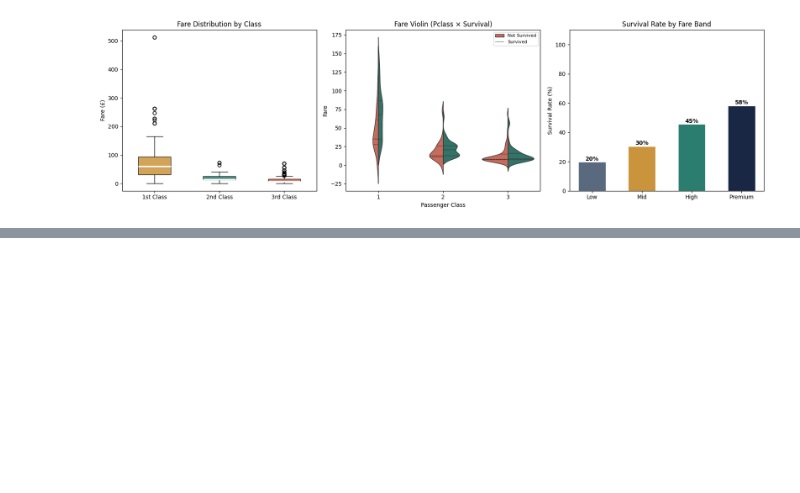
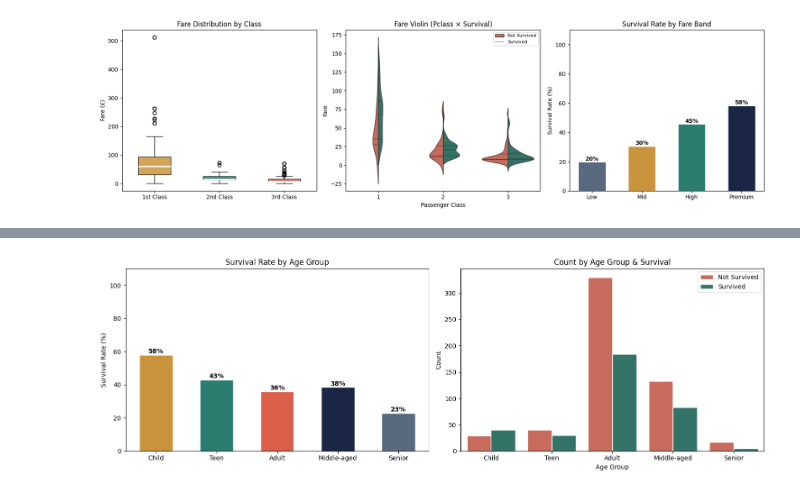
Before and after one commit to Aryan-coffee/DS-ML-DL, a Jupyter notebook: Titanic/Titanic.ipynb, the cells around one changed output, grey strips where cells are left out. Saved outputs shown, nothing was run; the diff lists cells and outputs as text; code cells hidden in the pictures; blank space fills up the shorter version.

```diff
--- a/Titanic/Titanic.ipynb
+++ b/Titanic/Titanic.ipynb
@@ -367,0 +367,29 @@ SyntaxError: unterminated string literal (detected at line 14) (2901912281.py, l
+# %%
+fig, axes = plt.subplots(1, 2, figsize=(15, 5))
+
+# Age group survival rate
+ag_surv = df.groupby('age_group', observed=True)['survived'].mean() * 100
+colors_ag = ['#c9943c','#2a7d6f','#d95f4b','#1a2744','#5a6a7e']
+bars = axes[0].bar(ag_surv.index, ag_surv.values,
+                   color=colors_ag, edgecolor='white', width=0.55)
+for b, v in zip(bars, ag_surv.values):
+    axes[0].text(b.get_x()+b.get_width()/2, v+1,
+                 f'{v:.0f}%', ha='center', fontweight='bold', fontsize=10)
+axes[0].set_title('Survival Rate by Age Group')
+axes[0].set_ylabel('Survival Rate (%)')
+axes[0].set_ylim(0, 110)
+
+# Countplot: age group × survived
+surv_labels = df['survived'].map({0:'Not Survived', 1:'Survived'})
+sns.countplot(data=df, x='age_group', hue=surv_labels, ax=axes[1],
+              palette={'Not Survived':'#d95f4b','Survived':'#2a7d6f'},
+              edgecolor='white', order=['Child','Teen','Adult','Middle-aged','Senior'])
+axes[1].set_title('Count by Age Group & Survival')
+axes[1].set_xlabel('Age Group')
+axes[1].set_ylabel('Count')
+axes[1].legend(title='')
+
+plt.tight_layout()
+plt.show()
+# %% [output]
+[figure, added]
```
Also changed, not shown: parts of 11 cells of this notebook, 24 other files.
